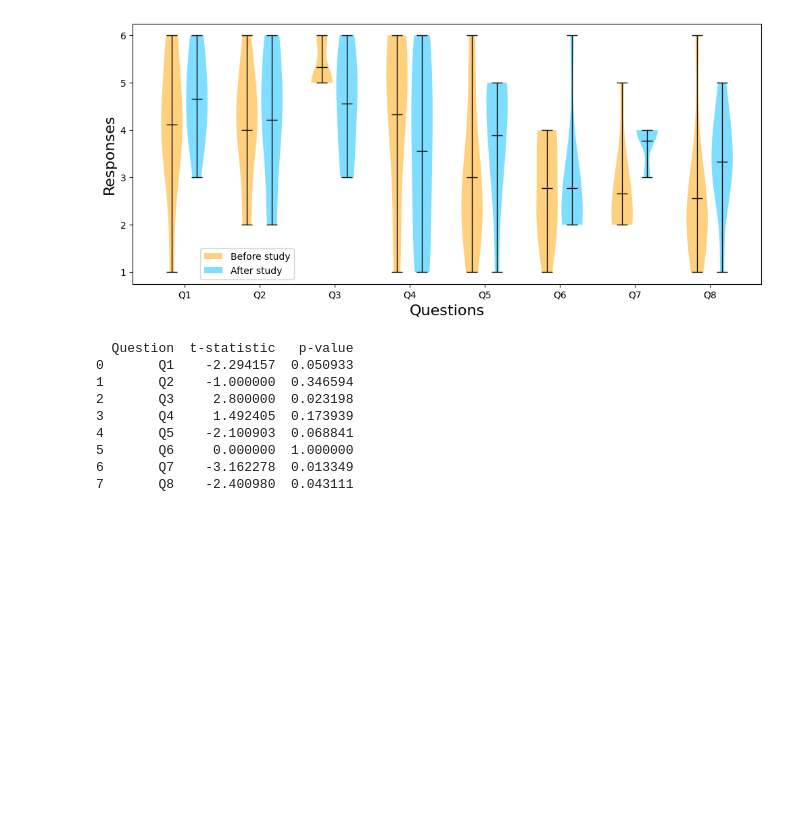
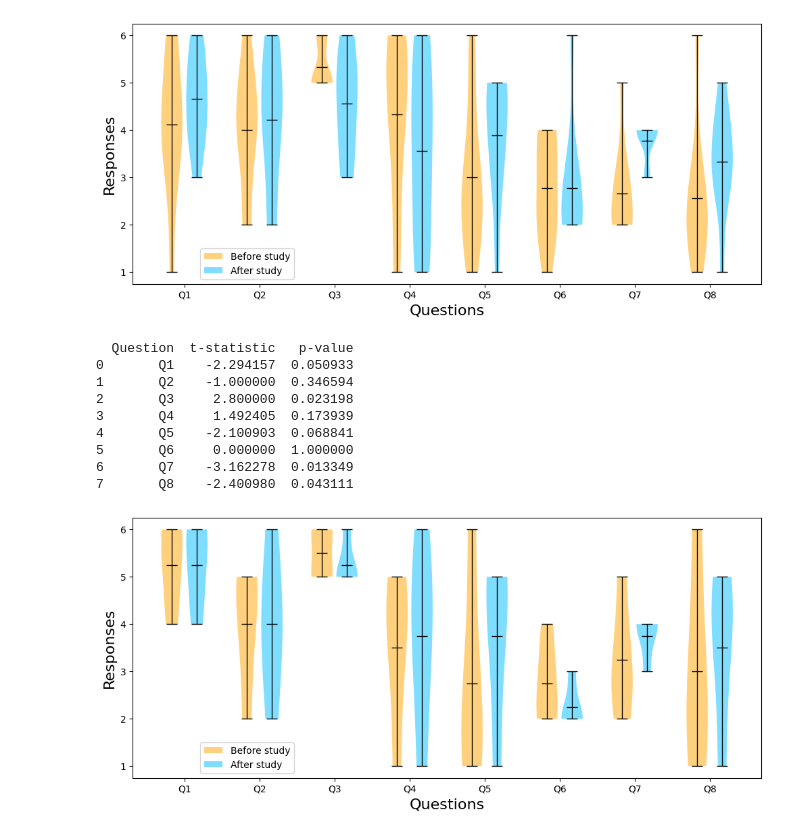
Before and after one commit to DavidMueller1/master-thesis-jupyter-plots, a Jupyter notebook: smartHome_general.ipynb, the cells around one changed output. Cells and saved outputs as stored; diff of their text form; code cells hidden in the pictures; blank space fills up the shorter version.

Commit message:
Adds pilot/passenger functionality to violin plots

```diff
--- a/smartHome_general.ipynb
+++ b/smartHome_general.ipynb
@@ -120,3 +120,75 @@ print(results_df)
 5       Q6     0.000000  1.000000
 6       Q7    -3.162278  0.013349
 7       Q8    -2.400980  0.043111
+# %%
+import logging
+import matplotlib.pyplot as plt
+import pandas as pd
+
+# Constants
+SPACE_BETWEEN_GROUPS = 1
+INCLUDE_PASSENGER = False
+INCLUDE_PILOT = True
+
+# Setup logging
+logging.basicConfig(level=logging.INFO)
+logger = logging.getLogger(__name__)
+
+# Function to read and process data
+def read_and_process_data(filepath):
+    data = pd.read_csv(filepath, header=None)
+    if not INCLUDE_PASSENGER:
+        data.drop(columns=[1, 2, 5, 6, 8], inplace=True)
+    if not INCLUDE_PILOT:
+        data.drop(columns=[0, 3, 4, 7], inplace=True)
+    return data.values.tolist()
+
+# Import and process data
+data_before = read_and_process_data('data/general_questions/before.csv')
+data_after = read_and_process_data('data/general_questions/after.csv')
+
+
+# Prepare combined data and positions for the violin plot
+data_combined = []
+violin_positions = []
+label_positions = []
+
+for i in range(len(data_before)):
+    data_combined.extend([data_before[i], data_after[i]])
+    violin_positions.extend([i * 2 + 1 + i * SPACE_BETWEEN_GROUPS, i * 2 + 2 + i * SPACE_BETWEEN_GROUPS])
+    label_positions.append(i * 2 + 1.5 + i * SPACE_BETWEEN_GROUPS)
+
+
+# Customize the x-tick labels
+tick_labels = [f'Q{i+1}' for i in range(len(data_before))]
+
+# Create a violin plot
+plt.figure(figsize=(12, 5))
+violins = plt.violinplot(data_combined, positions=violin_positions, widths=0.85, showmeans=True)
+
+colors = ['orange', 'deepskyblue']
+for i, pc in enumerate(violins['bodies']):
+    pc.set_facecolor(colors[i % 2])
+    pc.set_alpha(0.5)
+
+# Customize the color of the lines
+for partname in ('cmedians', 'cmeans', 'cmins', 'cmaxes', 'cbars'):
+    vp = violins.get(partname)
+    if vp:
+        vp.set_edgecolor('black')
+        vp.set_linewidth(1)
+
+plt.xticks(label_positions, tick_labels)
+
+plt.xlabel('Questions', fontsize=16)
+plt.ylabel('Responses', fontsize=16)
+
+# Add legend for the colors
+plt.legend(['Before study', 'After study'], loc='lower left', bbox_to_anchor=(0.1, 0))
+
+# Save as PDF
+plt.savefig(f"output/general_questions_{'PASSENGER' if INCLUDE_PASSENGER else ''}{'_PILOT' if INCLUDE_PILOT else ''}.pdf", format='pdf')
+
+plt.show()
+# %% [output]
+[figure, added]
```
Also changed, not shown: parts of 1 cell of this notebook.
